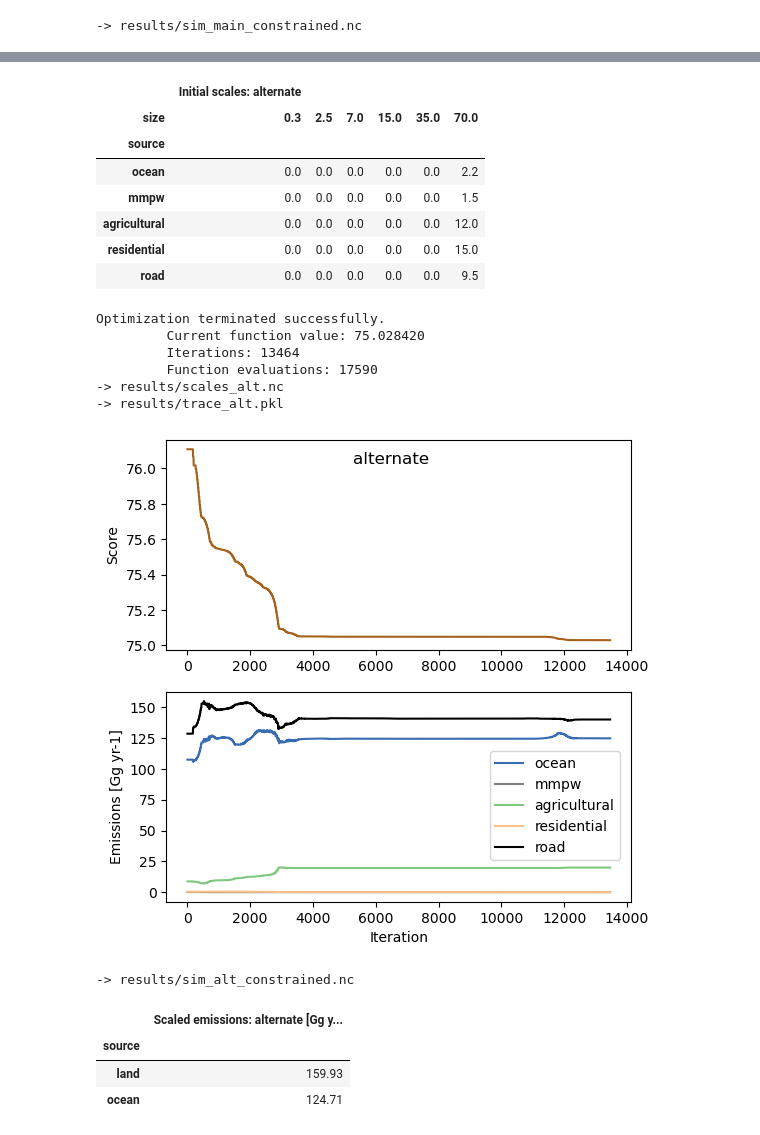
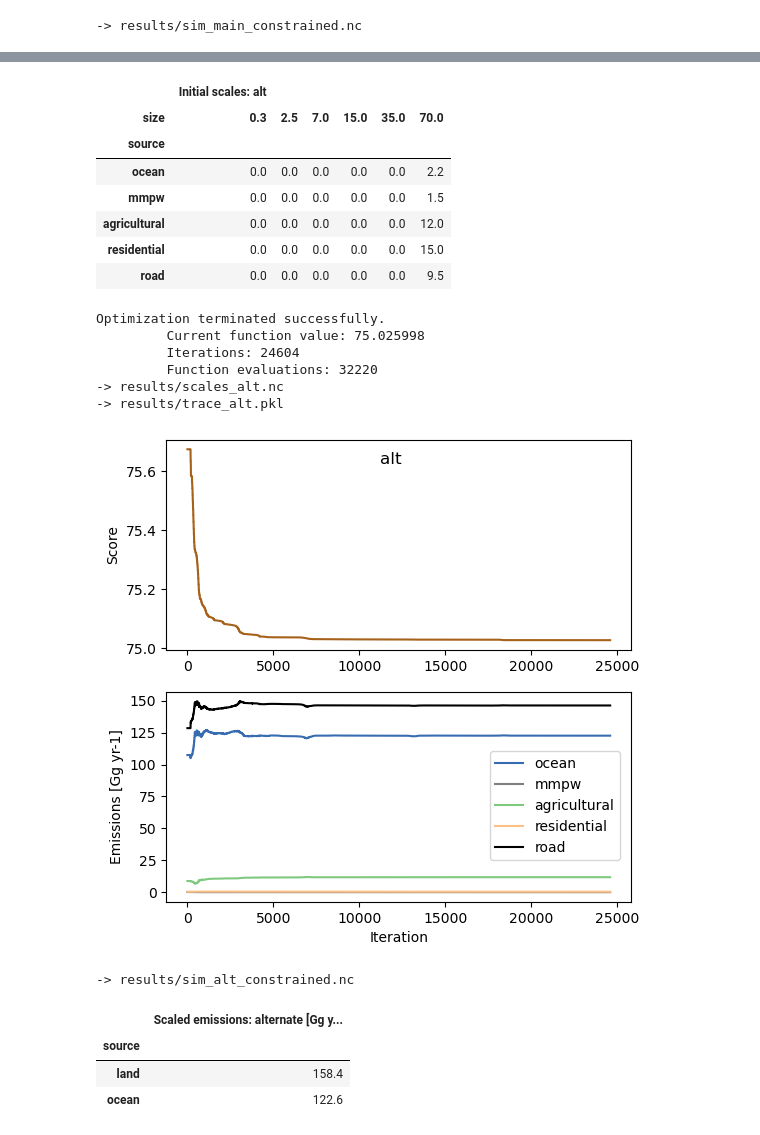
Before and after one commit to GEOS-Chem-IGE/hough2026_atmo-plast-emis_harmonize, a Jupyter notebook: notebooks/constrain-simulations.ipynb, the cells around one changed output, grey strips where cells are left out. Saved outputs shown, nothing was run; the diff lists cells and outputs as text; code cells hidden in the pictures.

Commit message:
Re-constrain simulations

```diff
--- a/notebooks/constrain-simulations.ipynb
+++ b/notebooks/constrain-simulations.ipynb
@@ -206,6 +209,9 @@ Introduction
 ------------
 
 This notebook constrains simulated atmospheric micropastics to match size-harmonized observations. We use the same approach as @Fu2023: compute scaling factors that minimized the squared difference between log-transformed simulated atmospheric microplastic concentration and deposition and log-transformed observations.
+# %%
+# Dict to hold outputs
+results = {}
 # %% [markdown]
 Constrain *main* simulation
 ---------------------------
@@ -300,23 +306,22 @@ We use the (unharmonized) observations collected from the literature by @Fu2023,
 
 We constrain the simulation by computing scaling factors for each tracer and source (6 tracers * 5 sources = 30 scales). In other words, we use the unharmonized observations to set both the total mass emitted from each source and the source-specific particle size distribution of the emissions. We use the same initial values for the scaling factors as @Fu2023, who say they chose the values to give similar emissions as @Brahney2021. The initial factors assume only large particles are emitted.
 # %%
-# Load simulation outputs
-sim_path = os.path.join(RESULTS_DIR, "sim_alt.nc")
-sim_alt = xr.open_dataset(sim_path, chunks="auto")
+experiment = "alt"
+results[experiment] = {}
+alt = results[experiment]
 
-# Load observations
-obs_alt = {
-    "concentration": load_observations(
-        "obs_revised_concentration.csv", data_dir=PROCESSED_DIR
-    ),
-    "deposition": load_observations("obs_revised_deposition.csv", data_dir=PROCESSED_DIR),
-}
+# Load simulation outputs and combine all sizes
+alt["sim"] = xr.open_dataset(os.path.join(RESULTS_DIR, "sim_alt.nc"))
+alt["sim_sumsize"] = alt["sim"].sum(dim="size", keep_attrs=True)
+
+# Load size-harmonized observations
+alt["obs"] = load_observations("obs_fu2023-revised.csv", data_dir=PROCESSED_DIR)
 
 # Define initial guess for scaling factors
-init_alt = SCALE_INITS["alt"]
-init_alt.to_dataframe("Initial scales: alternate").unstack("size")
+alt["init"] = SCALE_INITS["alt"]
+alt["init"].to_dataframe(f"Initial scales: {experiment}").unstack("size")
 # %% [output]
-|  | Initial scales: alternate |  |  |  |  |  |
+|  | Initial scales: alt |  |  |  |  |  |
 | size | 0.3 | 2.5 | 7.0 | 15.0 | 35.0 | 70.0 |
 | source |  |  |  |  |  |  |
 | ocean | 0.0 | 0.0 | 0.0 | 0.0 | 0.0 | 2.2 |
@@ -326,27 +331,27 @@ init_alt.to_dataframe("Initial scales: alternate").unstack("size")
 | road | 0.0 | 0.0 | 0.0 | 0.0 | 0.0 | 9.5 |
 # %%
 # Fit scales
-scales_alt, trace_alt = fit_or_load_scales(
-    out_name="scales_alt.nc",
-    init=init_alt,
-    sim=sim_alt,
-    obs=obs_alt,
+alt["scales"], alt["trace"] = fit_or_load_scales(
+    out_name=f"scales_{experiment}.nc",
+    init=alt["init"],
+    sim=alt["sim"],
+    obs=alt["obs"],
     overwrite=OVERWRITE,
 )
 # %% [output]
 Optimization terminated successfully.
-         Current function value: 75.028420
-         Iterations: 13464
-         Function evaluations: 17590
+         Current function value: 75.025998
+         Iterations: 24604
+         Function evaluations: 32220
 -> results/scales_alt.nc
 -> results/trace_alt.pkl
 # %%
 # Plot trace
-fig_alt = plot_fit_trace(trace=trace_alt, sim=sim_alt)
-legend = fig_alt.axes[1].get_legend()
+fig = plot_fit_trace(trace=alt["trace"], sim=alt["sim"])
+legend = fig.axes[1].get_legend()
 legend.set_bbox_to_anchor((0.99, 0.75))
-_ = fig_alt.suptitle("alternate", y=0.86)
+_ = fig.suptitle(experiment, y=0.86)
 # %% [output]
-[figure, old version]
+[figure, new version]
 # %%
 # Apply scaling factors and combine terrestrial sources
@@ -357,16 +365,17 @@ final_alt = constrain_or_load_final(
 -> results/sim_alt_constrained.nc
 # %%
 # Compute scaled emissions
-emis_alt = spatial_integrate(final_alt, varname="emission")
+alt["emis"] = spatial_integrate(alt["final"], varname="emission")
 
-clean_styler(
-    emis_alt.sum(dim="size")
-    .to_dataframe(f"Scaled emissions: alternate [{emis_alt.units}]")
+(
+    alt["emis"]
+    .sum(dim="size")
+    .to_dataframe(f"Scaled emissions: alternate [{alt['emis'].units}]")
     .sort_index()
-    .style.format(precision=2)
+    .round(1)
 )
 # %% [output]
 |  | Scaled emissions: alternate [Gg y... |
 | source |  |
-| land | 159.93 |
-| ocean | 124.71 |
+| land | 158.4 |
+| ocean | 122.6 |
```
Also changed, not shown: parts of 10 cells of this notebook.
